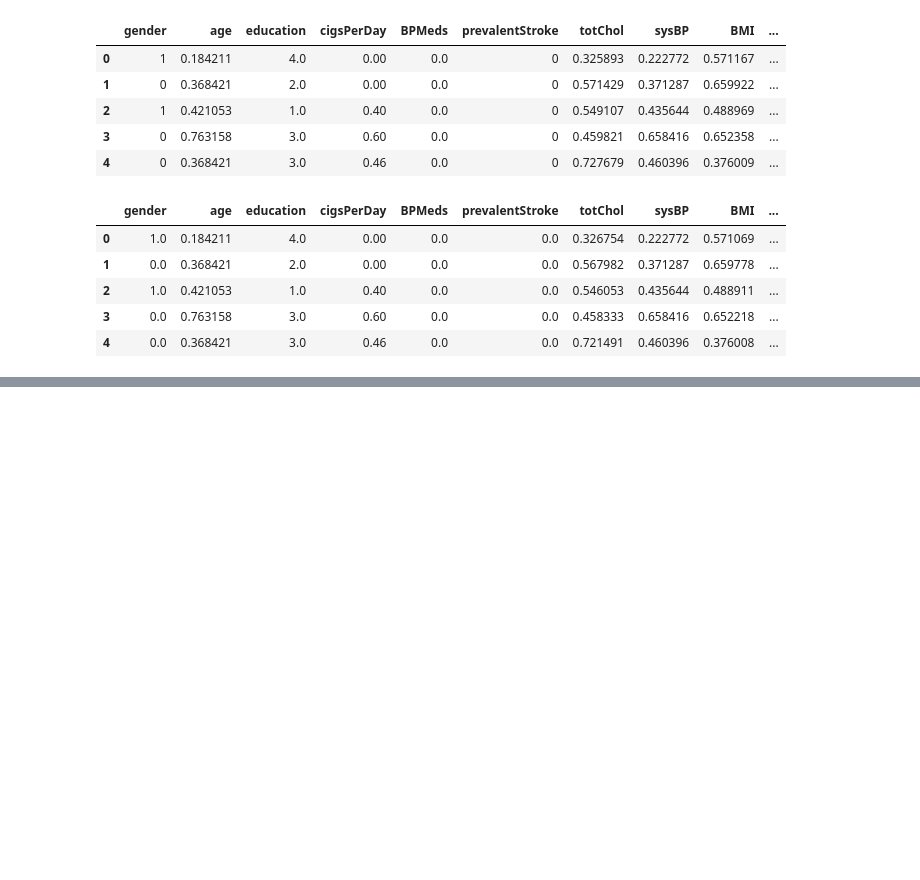
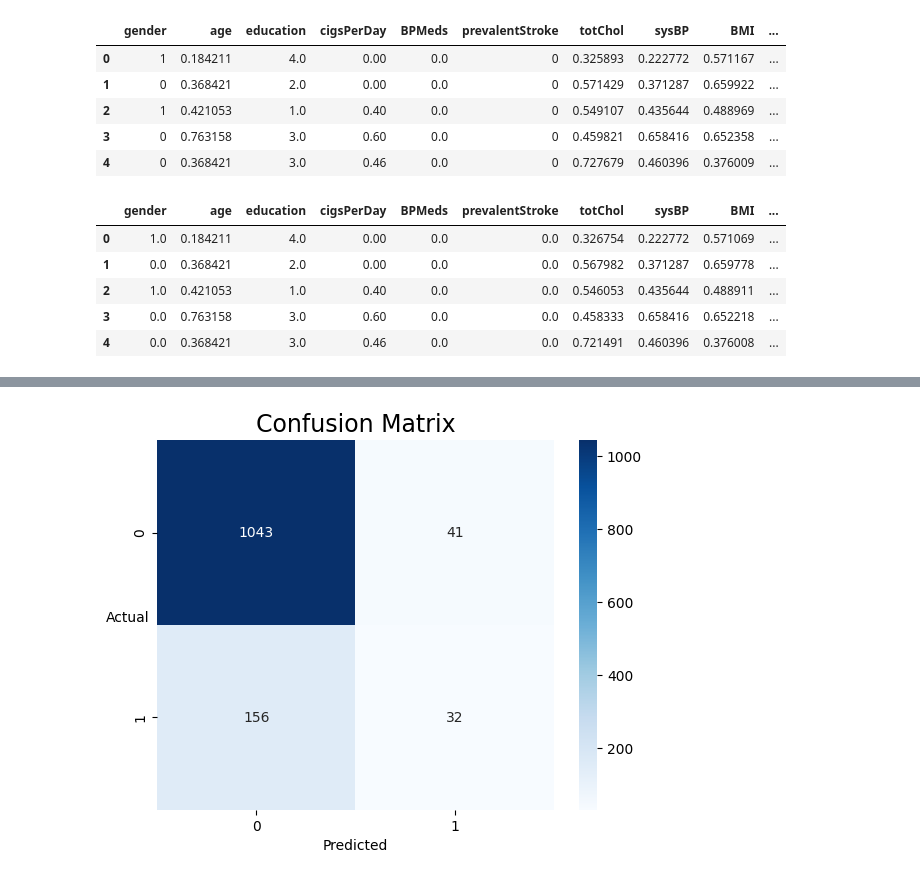
Before and after one commit to PManiAwasthi/Data-Analytics-with-python-notebooks, a Jupyter notebook: Project 2 Classification for Heart Attack Tendency in next 10 Years/heart_attack_in_10_years_classification_project.ipynb, the cells around one changed output, grey strips where cells are left out. Saved outputs shown, nothing was run; the diff lists cells and outputs as text; code cells hidden in the pictures; blank space fills up the shorter version.

```diff
--- a/Project 2 Classification for Heart Attack Tendency in next 10 Years/heart_attack_in_10_years_classification_project.ipynb
+++ b/Project 2 Classification for Heart Attack Tendency in next 10 Years/heart_attack_in_10_years_classification_project.ipynb
@@ -621,7 +635,7 @@ def get_low_up_range_for_outliers(col):
     return lower_range, upper_range
 # %%
 def remove_outliers(df):
-    for col in df.drop('glucose', axis=1).columns:
+    for col in df.drop([target, 'glucose'], axis=1).columns:
         lr, ur = get_low_up_range_for_outliers(df[col])
         df[col] = np.where(df[col]>ur, ur, df[col])
         df[col] = np.where(df[col]<lr, lr, df[col])
@@ -687,3 +701,13 @@ df_im_new_0.head()
 | 2 | 1.0 | 0.421053 | 1.0 | 0.40 | 0.0 | 0.0 | 0.546053 | 0.435644 | 0.488911 | ... |
 | 3 | 0.0 | 0.763158 | 3.0 | 0.60 | 0.0 | 0.0 | 0.458333 | 0.658416 | 0.652218 | ... |
 | 4 | 0.0 | 0.368421 | 3.0 | 0.46 | 0.0 | 0.0 | 0.721491 | 0.460396 | 0.376008 | ... |
+# %%
+from sklearn.model_selection import train_test_split
+
+X = df_im_new_0.drop(target, axis = 1)
+y = df_im_new_0[target].astype('int')
+
+print(X.head(), y.head())
+
+X_train, X_test, y_train, y_test = train_test_split(X, y, test_size=0.30,random_state=42)
+df_im_new_0.to_csv("dataset.csv")
@@ -689,0 +733,6 @@ df_im_new_0.head()
+# %%
+from sklearn.naive_bayes import GaussianNB
+model = GaussianNB()
+model.fit(X_train, y_train)
+
+y_pred = model.predict(X_test)
@@ -689,0 +752,8 @@ df_im_new_0.head()
+# %%
+sns.heatmap((confusion_matrix(y_test, y_pred)), annot=True, fmt='.5g', cmap="Blues")
+plt.xlabel("Predicted")
+plt.ylabel("Actual", rotation=0)
+plt.title("Confusion Matrix", fontsize=17)
+plt.show()
+# %% [output]
+[figure, added]
```
Also changed, not shown: parts of 16 cells of this notebook.
